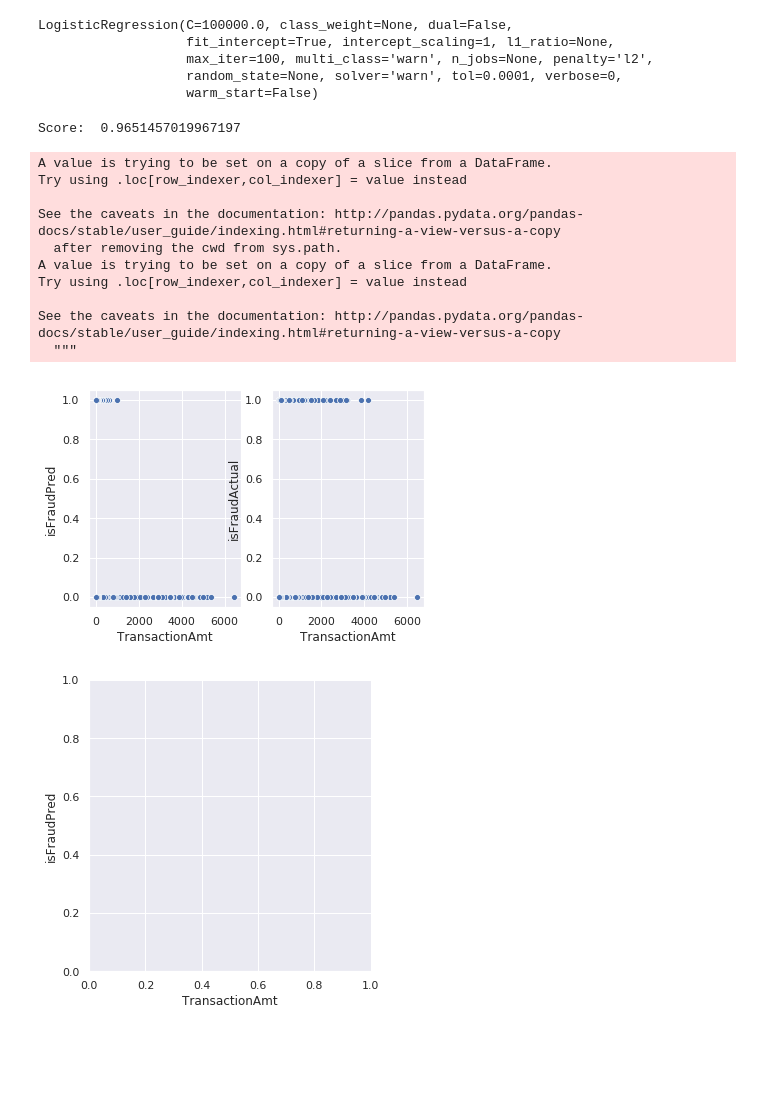
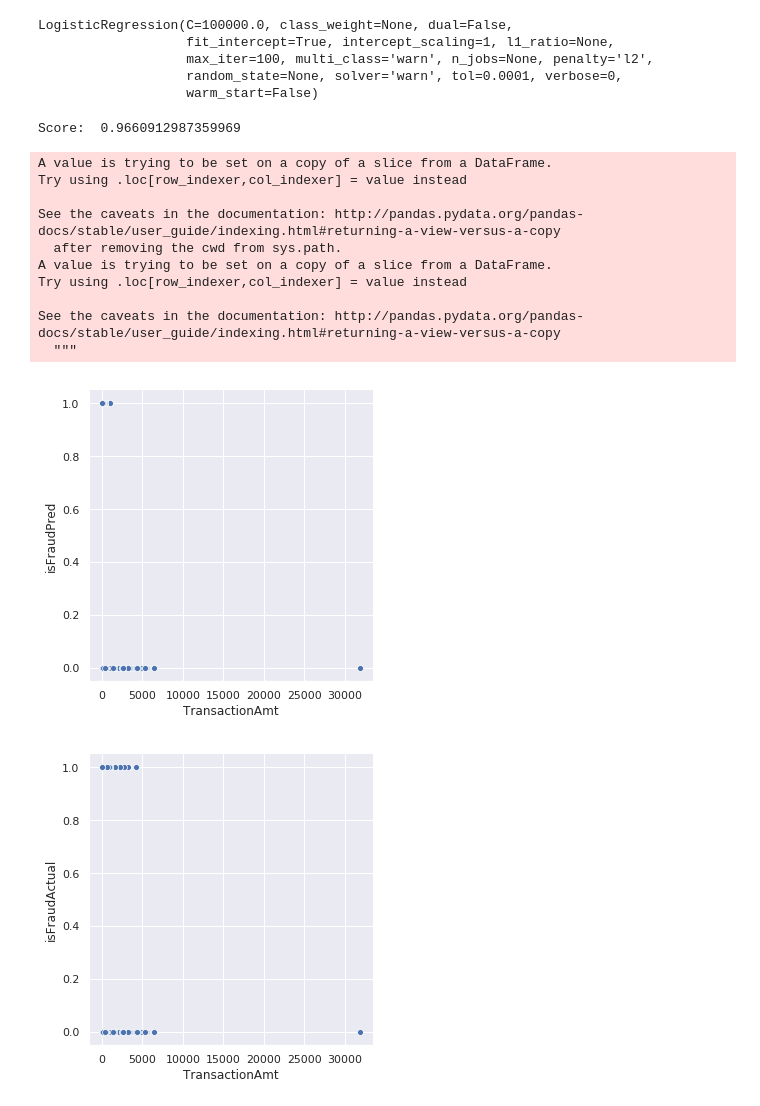
Before and after one commit to anton2mihail/Credit-Card-Fraud, a Jupyter notebook: PredictFraudulence.ipynb, the cells around one changed output. Drawn from its saved outputs; the diff is of its cells as text; code cells hidden in the pictures; blank space fills up the shorter version.

```diff
--- a/PredictFraudulence.ipynb
+++ b/PredictFraudulence.ipynb
@@ -59,7 +59,7 @@ print(target)
 #Lets create the variables used for training
 #Lets also fill the n/a values with mean
 X = data[features]
-X = X.fillna(X.median())
+X = X.fillna(0)
 print(X.head())
 y = data[target]
 # %% [output]
@@ -95,7 +95,7 @@ model = LogisticRegression(C=1e5)
 from sklearn.model_selection import train_test_split
 
 #seperate training and testing data
-X_train, X_test, y_train, y_test = train_test_split(X, y, test_size=0.35)
+X_train, X_test, y_train, y_test = train_test_split(X, y, test_size=0.45)
 # %%
 #Train model
 model.fit(X_train, y_train)
@@ -109,27 +109,26 @@ LogisticRegression(C=100000.0, class_weight=None, dual=False,
 #Show Score
 print("Score: ", model.score(X_test, y_test))
 # %% [output]
-Score:  0.9651457019967197
+Score:  0.9660912987359969
 # %%
 #Above looks a bit like overfitting
 #Lets display some predicted values alongside actual values
 y_preds = model.predict(X_test)
 X_test["isFraudPred"] = np.array(y_preds)
 X_test["isFraudActual"] = y_test
 
-f, axes = plt.subplots(1,2)
-sns.relplot(x="TransactionAmt", y="isFraudPred", data=X_test, ax=axes[0]);
-sns.relplot(x="TransactionAmt", y="isFraudActual", data=X_test, ax=axes[1]);
+sns.relplot(x="TransactionAmt", y="isFraudPred", data=X_test);
+sns.relplot(x="TransactionAmt", y="isFraudActual", data=X_test);
 # %% [output]
 A value is trying to be set on a copy of a slice from a DataFrame.
 Try using .loc[row_indexer,col_indexer] = value instead
 
 See the caveats in the documentation: http://pandas.pydata.org/pandas-docs/stable/user_guide/indexing.html#returning-a-view-versus-a-copy
   after removing the cwd from sys.path.
 A value is trying to be set on a copy of a slice from a DataFrame.
 Try using .loc[row_indexer,col_indexer] = value instead
 
 See the caveats in the documentation: http://pandas.pydata.org/pandas-docs/stable/user_guide/indexing.html#returning-a-view-versus-a-copy
   """
-[figure, old version]
+[figure, new version]
-[figure, old version]
+[figure, new version]
```
Also changed, not shown: parts of 4 cells of this notebook.
